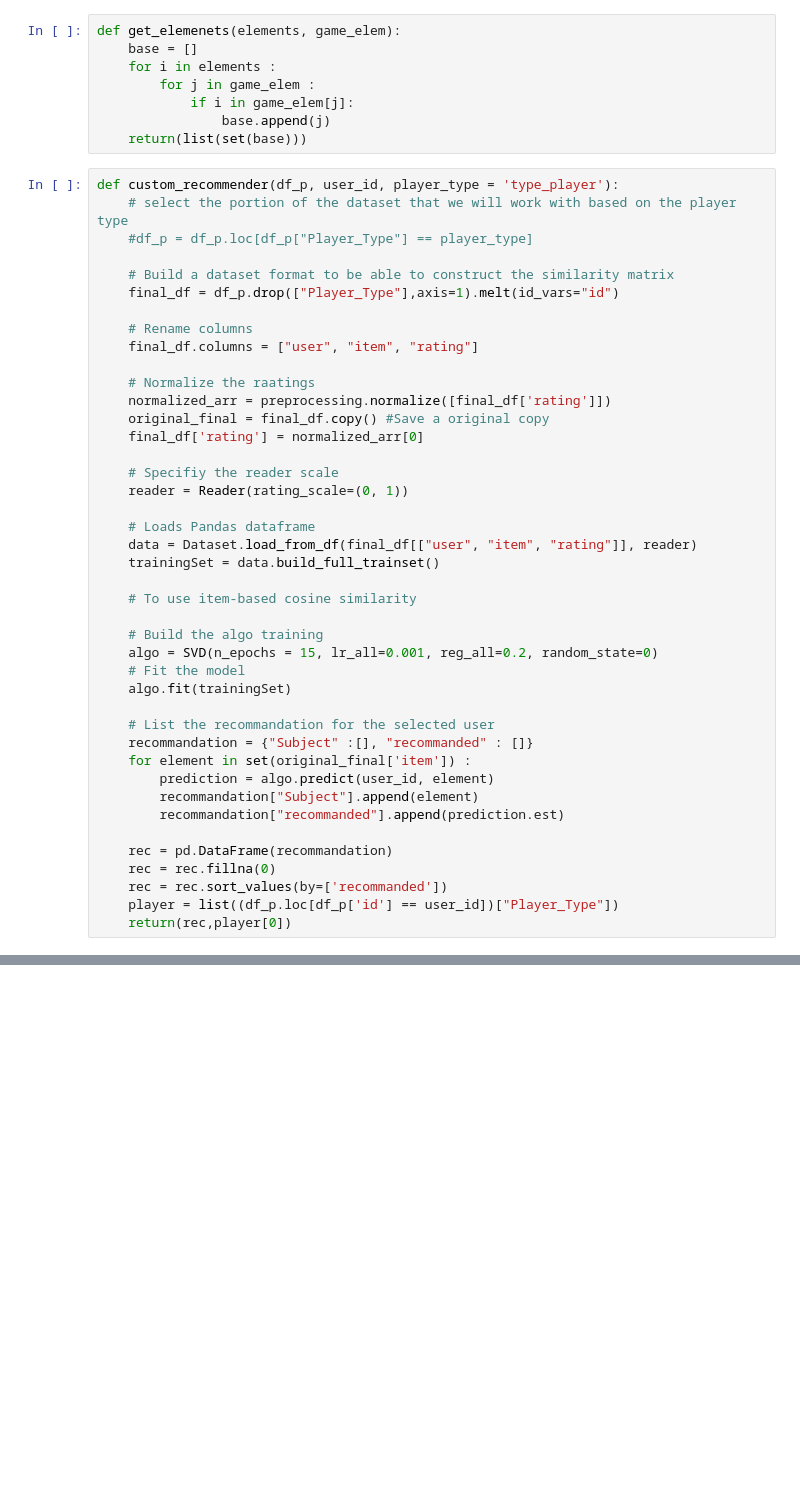
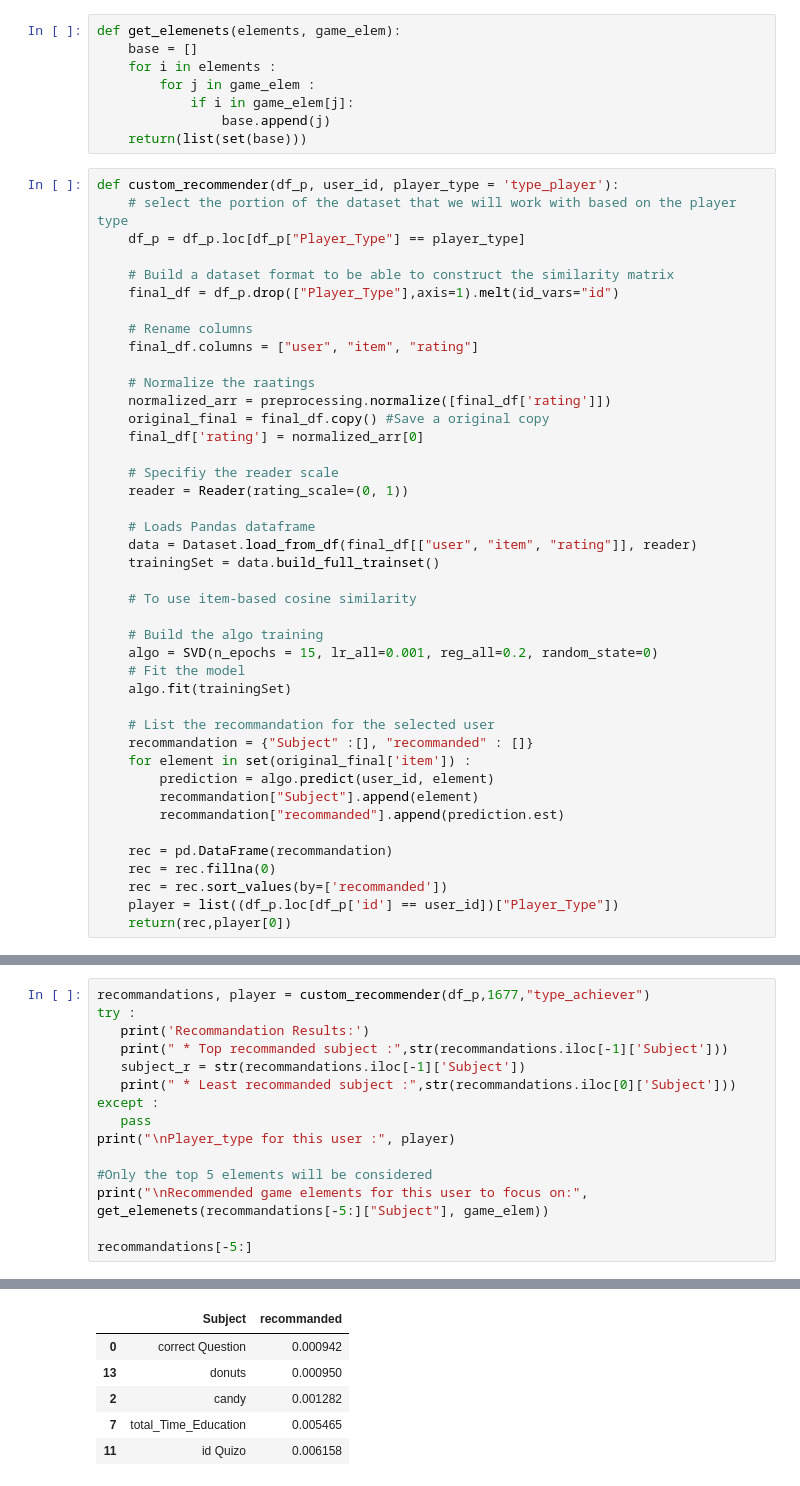
Before and after one commit to Wajih24/Player_Type_Recommender, a Jupyter notebook: Demo (Player Type Custom).ipynb, the cells around one changed output, grey strips where cells are left out. Saved outputs shown, nothing was run; the diff lists cells and outputs as text; blank space fills up the shorter version.

```diff
--- a/Demo (Player Type Custom).ipynb
+++ b/Demo (Player Type Custom).ipynb
@@ -123,7 +124,7 @@ def get_elemenets(elements, game_elem):
 # %%
 def custom_recommender(df_p, user_id, player_type = 'type_player'):
     # select the portion of the dataset that we will work with based on the player type
-    #df_p = df_p.loc[df_p["Player_Type"] == player_type]
+    df_p = df_p.loc[df_p["Player_Type"] == player_type]
 
     # Build a dataset format to be able to construct the similarity matrix
     final_df = df_p.drop(["Player_Type"],axis=1).melt(id_vars="id")
@@ -222,0 +224,16 @@ Recommended elements for this user to focus on: ['Challenges', 'Rewards', 'Learn
+# %%
+recommandations, player = custom_recommender(df_p,1677,"type_achiever")
+try :
+   print('Recommandation Results:')
+   print(" * Top recommanded subject :",str(recommandations.iloc[-1]['Subject']))
+   subject_r = str(recommandations.iloc[-1]['Subject'])
+   print(" * Least recommanded subject :",str(recommandations.iloc[0]['Subject']))
+except :
+   pass
+print("\nPlayer_type for this user :", player)
+
+#Only the top 5 elements will be considered
+print("\nRecommended game elements for this user to focus on:", get_elemenets(recommandations[-5:]["Subject"], game_elem))
+
+recommandations[-5:]
+# %% [output]
@@ -222,0 +247,6 @@ Recommended elements for this user to focus on: ['Challenges', 'Rewards', 'Learn
+|  | Subject | recommanded |
+| 0 | correct Question | 0.000942 |
+| 13 | donuts | 0.000950 |
+| 2 | candy | 0.001282 |
+| 7 | total_Time_Education | 0.005465 |
+| 11 | id Quizo | 0.006158 |
```
Also changed, not shown: parts of 4 cells of this notebook.
